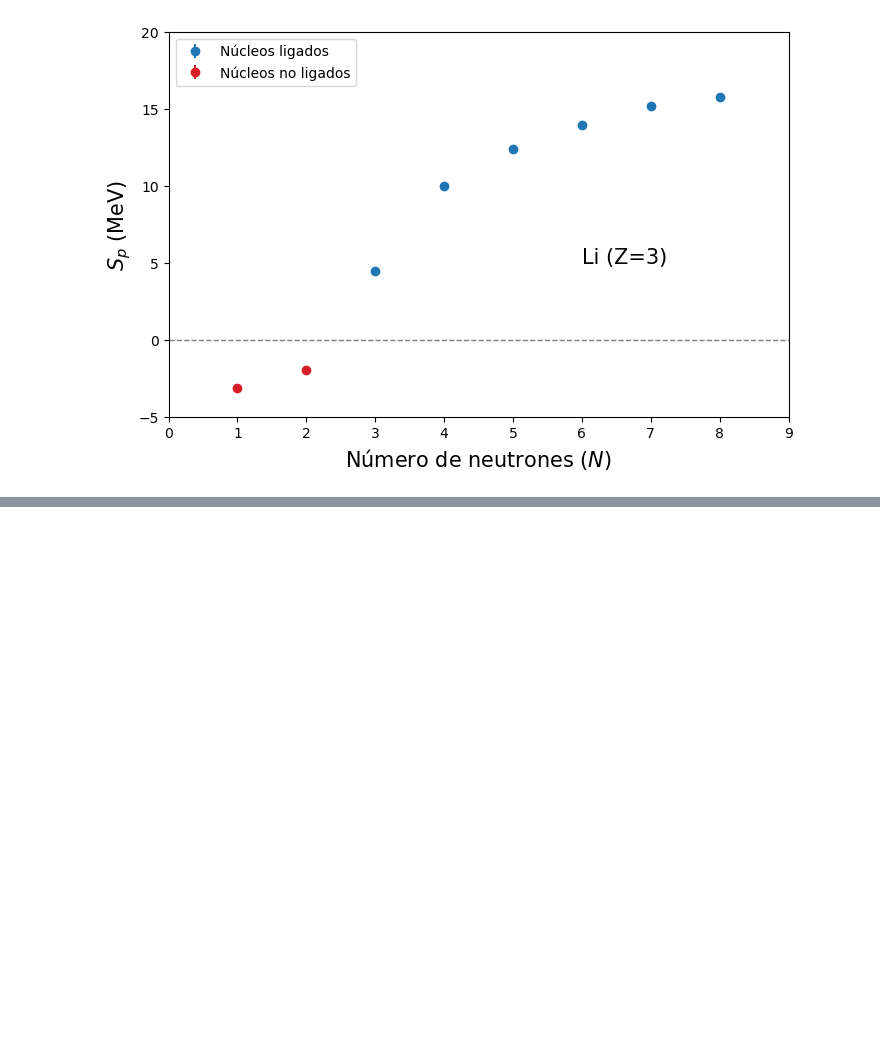
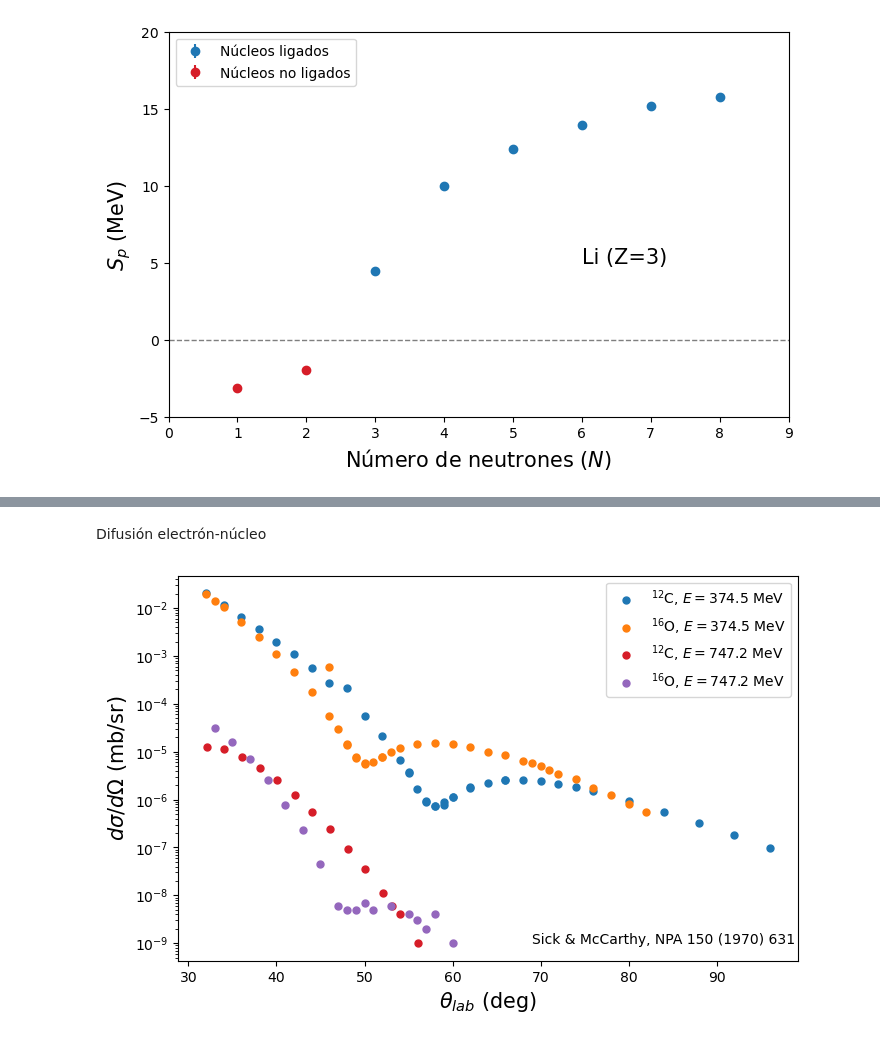
Before and after one commit to cefera/FNyP, a Jupyter notebook: Notebooks/Tema1.ipynb, the cells around one changed output, grey strips where cells are left out. Cells and saved outputs as stored; diff of their text form; code cells hidden in the pictures; blank space fills up the shorter version.

```diff
--- a/Notebooks/Tema1.ipynb
+++ b/Notebooks/Tema1.ipynb
@@ -471,0 +578,33 @@ plt.show()
+# %% [markdown]
+Difusión electrón-núcleo
+# %%
+file_SM1= 'SickMcCarthyTable1.csv'
+df_SM1 = pd.read_csv(file_SM1,usecols=(0,1,2),sep=',',header=None,skiprows=12)
+df_SM1.columns = ('theta', 'dsig', 'unc_dsig')
+
+file_SM2= 'SickMcCarthyTable2.csv'
+df_SM2 = pd.read_csv(file_SM2,usecols=(0,1,2),sep=',',header=None,skiprows=12)
+df_SM2.columns = ('theta', 'dsig', 'unc_dsig')
+
+file_SM3= 'SickMcCarthyTable3.csv'
+df_SM3 = pd.read_csv(file_SM3,usecols=(0,1,2),sep=',',header=None,skiprows=12)
+df_SM3.columns = ('theta', 'dsig', 'unc_dsig')
+
+file_SM4= 'SickMcCarthyTable4.csv'
+df_SM4 = pd.read_csv(file_SM4,usecols=(0,1,2),sep=',',header=None,skiprows=12)
+df_SM4.columns = ('theta', 'dsig', 'unc_dsig')
+
+fig = plt.figure(figsize=(8,5))
+plt.xlabel(r'$\theta_{lab}$ (deg)',fontsize=15)
+plt.ylabel(r'$d\sigma / d\Omega$ (mb/sr)' ,fontsize=15)
+plt.yscale('log')
+plt.scatter(df_SM1['theta'],df_SM1['dsig'],marker='o',s=25,c=jpac_color[0],label=r'$^{12}$C, $E=$374.5 MeV')
+plt.scatter(df_SM3['theta'],df_SM3['dsig'],marker='o',s=25,c=jpac_color[3],label=r'$^{16}$O, $E=$374.5 MeV')
+plt.scatter(df_SM2['theta'],df_SM2['dsig'],marker='o',s=25,c=jpac_color[1],label=r'$^{12}$C, $E=$747.2 MeV')
+plt.scatter(df_SM4['theta'],df_SM4['dsig'],marker='o',s=25,c=jpac_color[4],label=r'$^{16}$O, $E=$747.2 MeV')
+plt.text(69,0.000000001,'Sick & McCarthy, NPA 150 (1970) 631',c=jpac_color[10],fontsize=10)
+plt.legend(loc='upper right',ncol=1,frameon=True)
+plt.show()
+#fig.savefig('Dispersion_eA.pdf', bbox_inches='tight')
+# %% [output]
+[figure, added]
```
Also changed, not shown: parts of 15 cells of this notebook, 4 other files.
